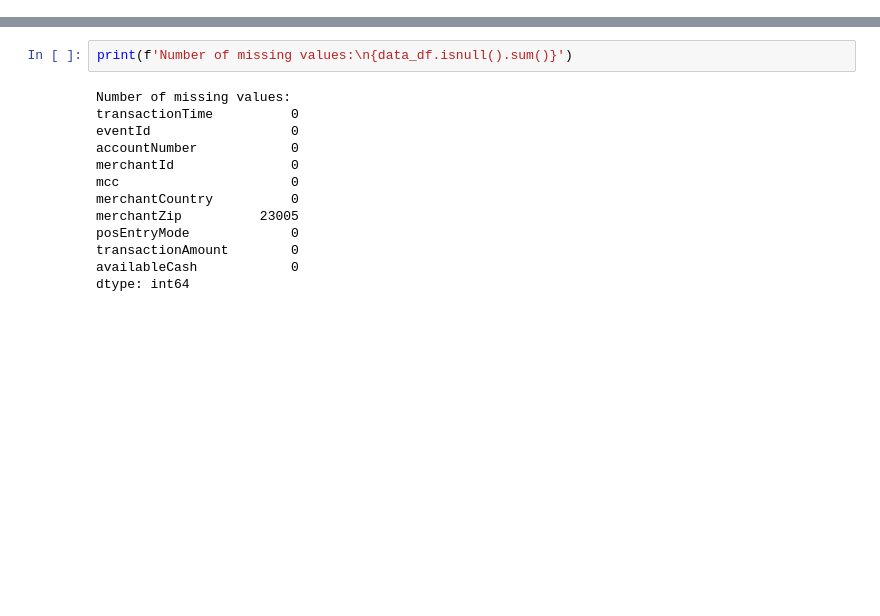
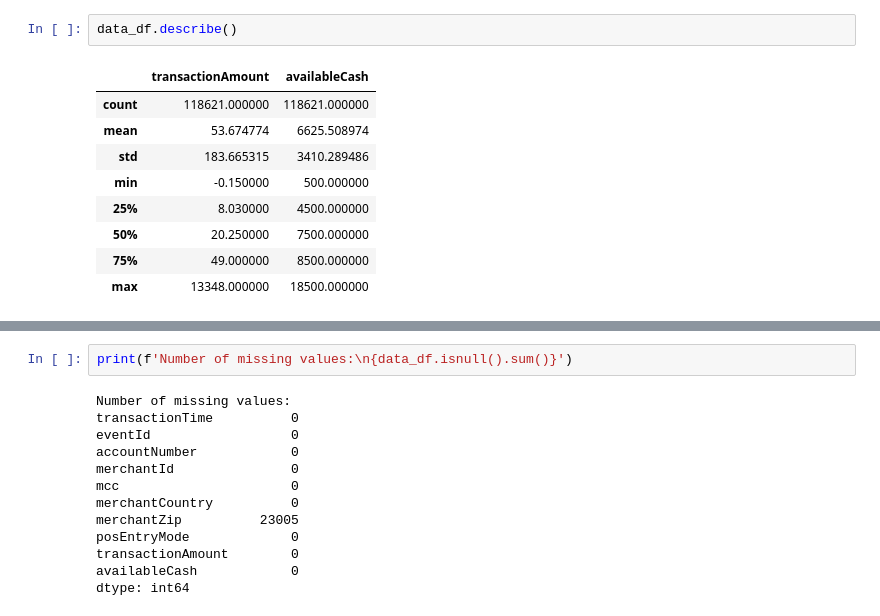
Before and after one commit to capac/credit-card-fraud-detection, a Jupyter notebook: test-assignment.ipynb, the cells around one changed output, grey strips where cells are left out. Cells and saved outputs as stored; diff of their text form; blank space fills up the shorter version.

```diff
--- a/test-assignment.ipynb
+++ b/test-assignment.ipynb
@@ -42,0 +46,12 @@ memory usage: 10.0+ MB
+# %%
+data_df.describe()
+# %% [output]
+|  | transactionAmount | availableCash |
+| count | 118621.000000 | 118621.000000 |
+| mean | 53.674774 | 6625.508974 |
+| std | 183.665315 | 3410.289486 |
+| min | -0.150000 | 500.000000 |
+| 25% | 8.030000 | 4500.000000 |
+| 50% | 20.250000 | 7500.000000 |
+| 75% | 49.000000 | 8500.000000 |
+| max | 13348.000000 | 18500.000000 |
```
Also changed, not shown: parts of 16 cells of this notebook.
